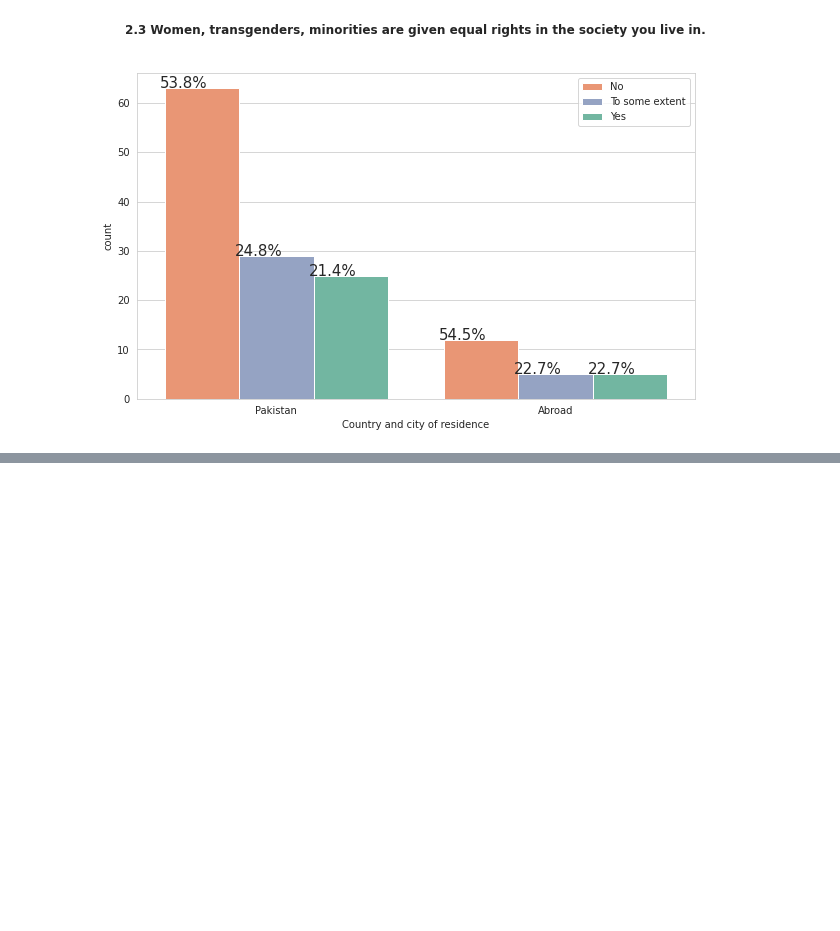
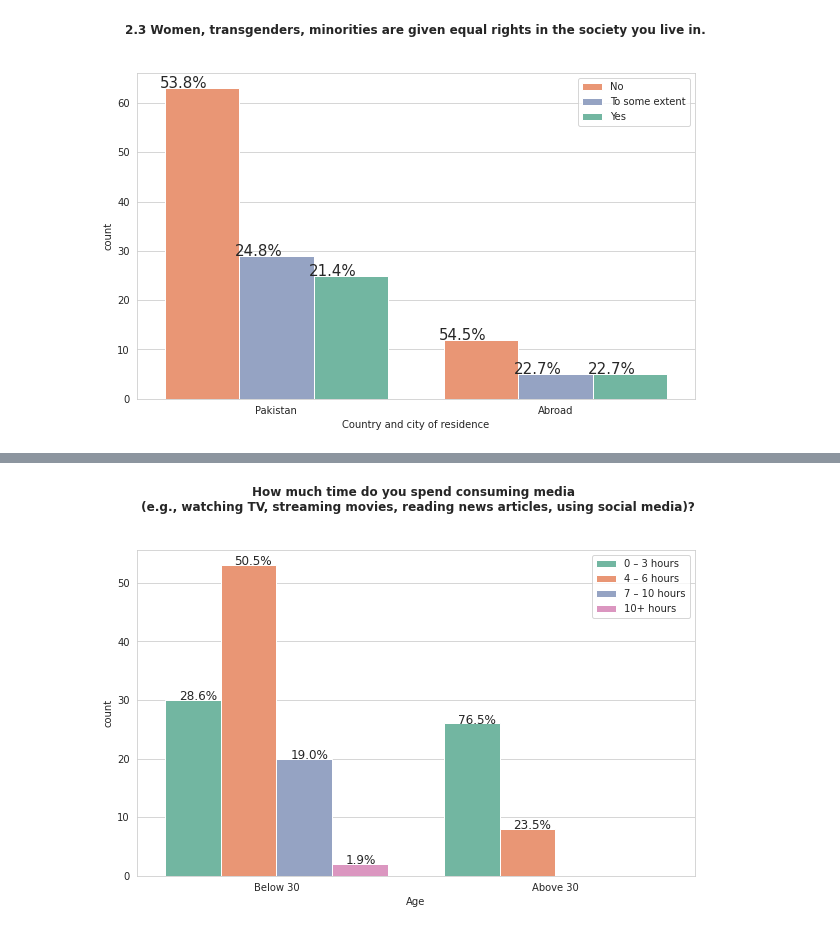
Before and after one commit to SulemanHamdani/Project-Python, a Jupyter notebook: correlationGraphs.ipynb, the cells around one changed output, grey strips where cells are left out. Drawn from its saved outputs; the diff is of its cells as text; code cells hidden in the pictures; blank space fills up the shorter version.

```diff
--- a/correlationGraphs.ipynb
+++ b/correlationGraphs.ipynb
@@ -353,0 +359,9 @@ with_hue(ax, countryData["Country and city of residence"], 2, 3)
+# %%
+sns.set_style('whitegrid')
+plt.figure(figsize=(10,6))
+above = data[data["Age"]>=30]
+below = data[data["Age"]<30]
+above.loc[:, "Age"] = "Above 30"
+below.loc[:, "Age"] = "Below 30"
+
+ageData = pd.concat([below, above], axis=0)
@@ -353,0 +375,24 @@ with_hue(ax, countryData["Country and city of residence"], 2, 3)
+# %%
+def with_hue(ax, feature, Number_of_categories, hue_categories):
+    a = [p.get_height() for p in ax.patches]
+    patch = [p for p in ax.patches]
+    for i in range(Number_of_categories):
+        total = feature.value_counts().values[i]
+        for j in range(hue_categories):
+            percentage = '{:.1f}%'.format(100 * a[(j*Number_of_categories + i)]/total)
+            x = patch[(j*Number_of_categories + i)].get_x() + patch[(j*Number_of_categories + i)].get_width() / 2 - 0.15
+            y = patch[(j*Number_of_categories + i)].get_y() + patch[(j*Number_of_categories + i)].get_height()
+            ax.annotate(percentage, (x+0.1, y), size = 12)
+# %%
+colors = ['0 – 3 hours', '4 – 6 hours', '7 – 10 hours', "10+ hours"]
+palette_colors = sns.color_palette('Set2', 4)
+palette_dict = {continent: color for continent, color in zip(colors, palette_colors)}
+
+sns.set_style('whitegrid')
+plt.figure(figsize=(10,6))
+ax = sns.countplot(x='Age', hue='3.1 How much time do you spend consuming media (e.g., watching TV, streaming movies, reading news articles, using social media)?', data=ageData, palette=palette_dict)
+plt.legend(loc="upper right")
+plt.title('How much time do you spend consuming media \n (e.g., watching TV, streaming movies, reading news articles, using social media)?', x=0.5, y=1.1, fontweight="bold")
+with_hue(ax, ageData.Age, 2, 4)
+# %% [output]
+[figure, added]
```
Also changed, not shown: parts of 18 cells of this notebook.
